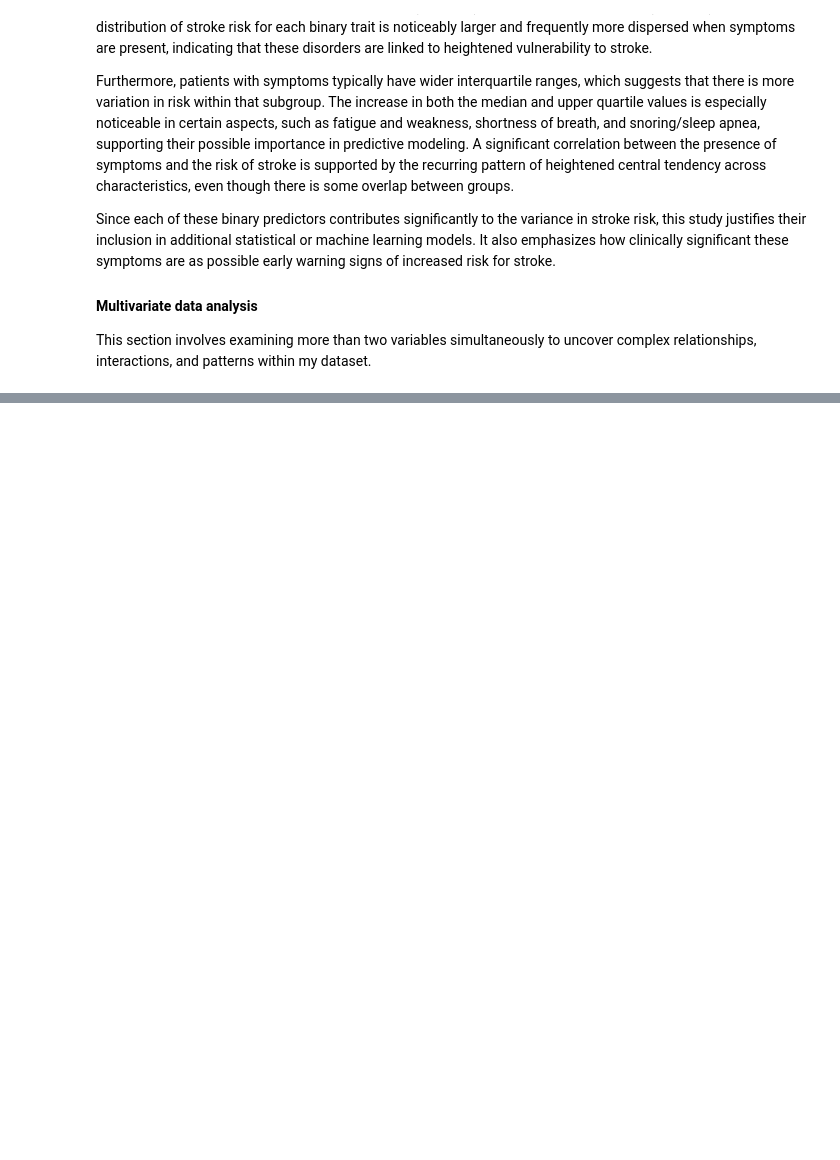
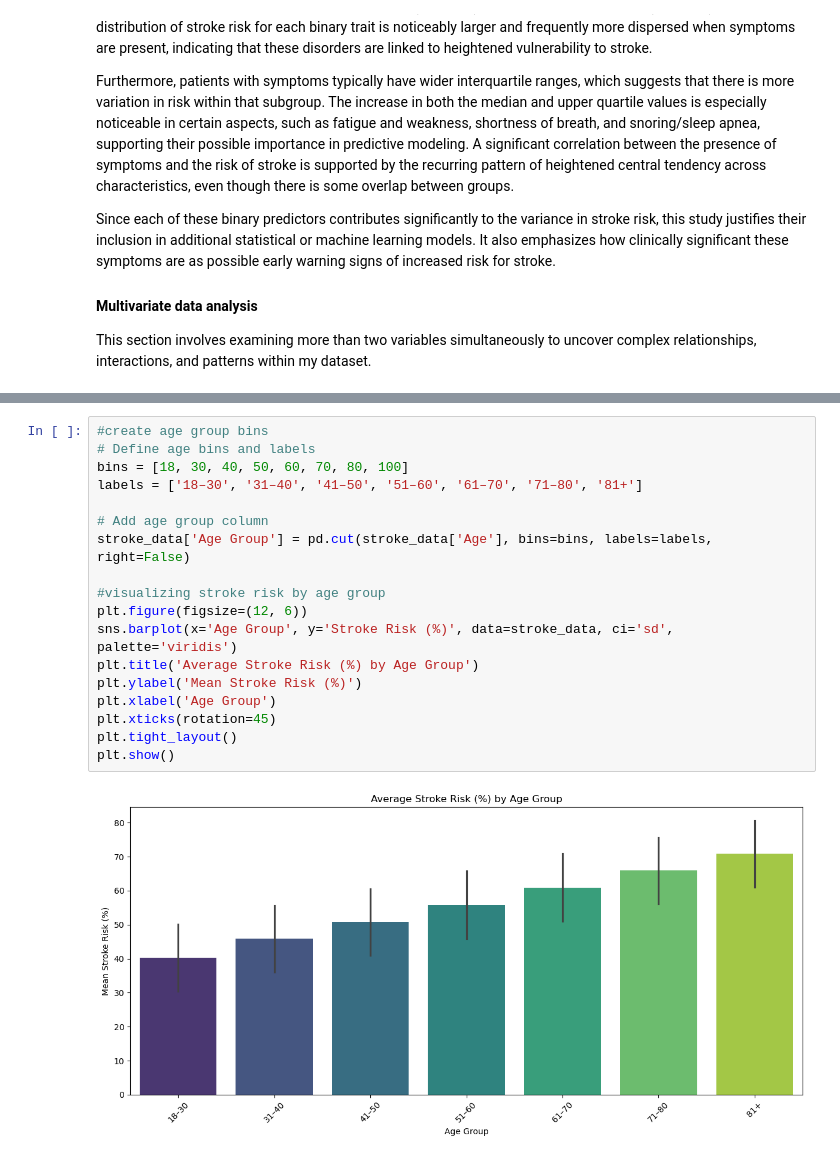
Before and after one commit to dev-ezzy/Stroke-prediction-, a Jupyter notebook: index.ipynb, the cells around one changed output, grey strips where cells are left out. Cells and saved outputs as stored; diff of their text form; blank space fills up the shorter version.

```diff
--- a/index.ipynb
+++ b/index.ipynb
@@ -287,0 +298,20 @@ plt.show()
+# %%
+#create age group bins
+# Define age bins and labels
+bins = [18, 30, 40, 50, 60, 70, 80, 100]
+labels = ['18–30', '31–40', '41–50', '51–60', '61–70', '71–80', '81+']
+
+# Add age group column
+stroke_data['Age Group'] = pd.cut(stroke_data['Age'], bins=bins, labels=labels, right=False)
+
+#visualizing stroke risk by age group
+plt.figure(figsize=(12, 6))
+sns.barplot(x='Age Group', y='Stroke Risk (%)', data=stroke_data, ci='sd', palette='viridis')
+plt.title('Average Stroke Risk (%) by Age Group')
+plt.ylabel('Mean Stroke Risk (%)')
+plt.xlabel('Age Group')
+plt.xticks(rotation=45)
+plt.tight_layout()
+plt.show()
+# %% [output]
+[figure, added]
```
Also changed, not shown: parts of 45 cells of this notebook.
